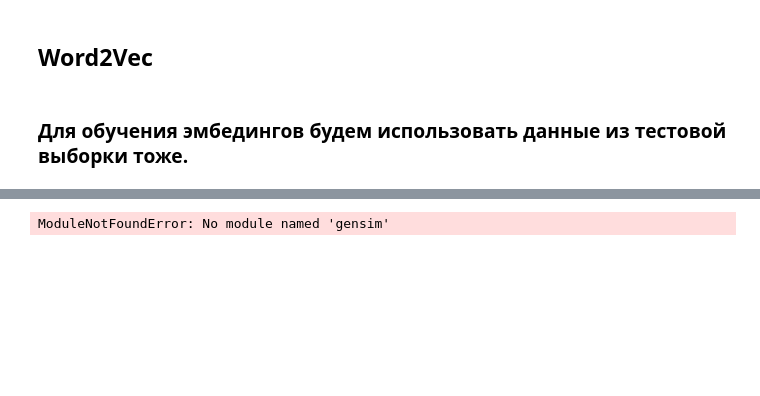
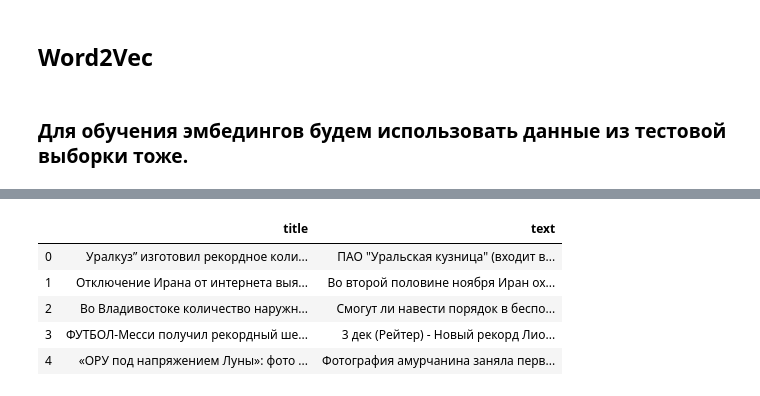
Before and after one commit to safrewlen/Portfolio, a Jupyter notebook: Sber_NLP/Test_task_sberbank.ipynb, the cells around one changed output, grey strips where cells are left out. Cells and saved outputs as stored; diff of their text form; code cells hidden in the pictures; blank space fills up the shorter version.

```diff
--- a/Sber_NLP/Test_task_sberbank.ipynb
+++ b/Sber_NLP/Test_task_sberbank.ipynb
@@ -318,7 +249,0 @@ data_list = data.to_list()
-# %%
-# from gensim.models.wrappers import FastText
-from gensim.models import Word2Vec
-# model = fasttext.train_unsupervised('data.txt', model='cbow', dim=300, thread=2)
-model = Word2Vec(data_list, sg=0, size=100, workers=2)
-# %% [output]
-ModuleNotFoundError: No module named 'gensim'
@@ -346,0 +250,9 @@ ModuleNotFoundError: No module named 'gensim'
+# %%
+test_df.head()
+# %% [output]
+|  | title | text |
+| 0 | Уралкуз” изготовил рекордное коли... | ПАО "Уральская кузница" (входит в... |
+| 1 | Отключение Ирана от интернета выя... | Во второй половине ноября Иран ох... |
+| 2 | Во Владивостоке количество наружн... | Смогут ли навести порядок в беспо... |
+| 3 | ФУТБОЛ-Месси получил рекордный ше... | 3 дек (Рейтер) - Новый рекорд Лио... |
+| 4 | «ОРУ под напряжением Луны»: фото ... | Фотография амурчанина заняла перв... |
```
Also changed, not shown: parts of 74 cells of this notebook.
